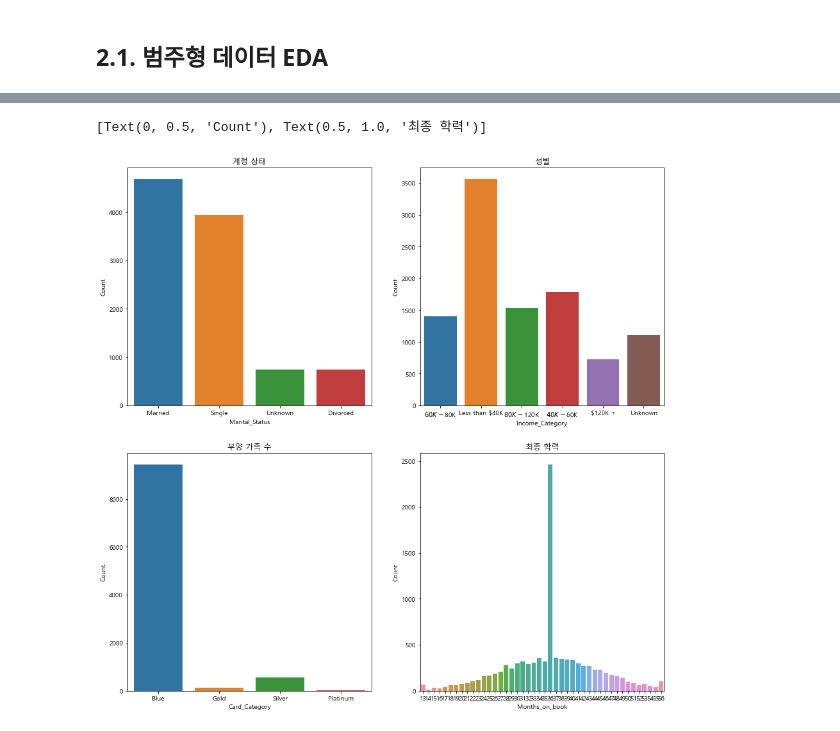
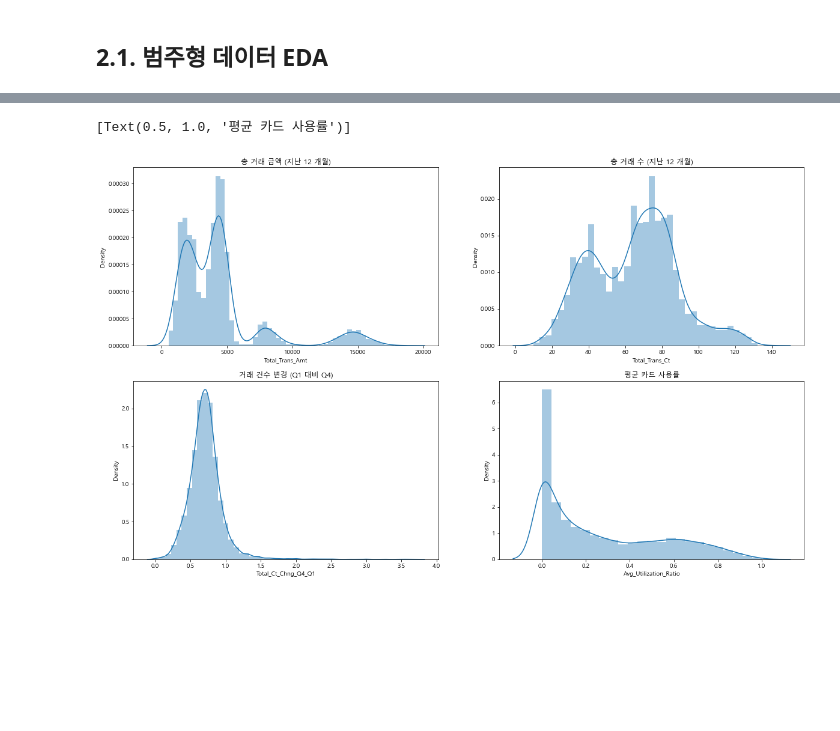
Before and after one commit to Jeong-Bin/DA-PROJECT, a Jupyter notebook: PROJECT_6 신용카드 고객 분석 및 이탈고객 예측.ipynb, the cells around one changed output, grey strips where cells are left out. Saved outputs shown, nothing was run; the diff lists cells and outputs as text; code cells hidden in the pictures; blank space fills up the shorter version.

```diff
--- a/PROJECT_6 신용카드 고객 분석 및 이탈고객 예측.ipynb
+++ b/PROJECT_6 신용카드 고객 분석 및 이탈고객 예측.ipynb
@@ -104,9 +105,3 @@ else :  # Mac인 경우 애플고딕
 
 # 그래프에서 마이너스 기호가 표시되도록 하는 설정
 matplotlib.rcParams['axes.unicode_minus'] = False
-# %%
-fig, ax1 = plt.subplots()
-fig.set_size_inches(12,8)
-
-sns.distplot(df['Customer_Age'], ax=ax1)
-ax1.set(ylabel='Count', title='계정 상태')
@@ -152,0 +183,13 @@ plt.xticks(rotation=30)
+# %%
+figure, ((ax1,ax2), (ax3,ax4)) = plt.subplots(nrows=2, ncols=2)
+figure.set_size_inches(20,12)
+
+sns.distplot(df['Credit_Limit'], ax=ax1)
+sns.distplot(df['Total_Revolving_Bal'], ax=ax2)
+sns.distplot(df['Avg_Open_To_Buy'], ax=ax3)
+sns.distplot(df['Total_Amt_Chng_Q4_Q1'], ax=ax4)
+
+ax1.set(title='신용 카드 신용 한도')
+ax2.set(title='신용 카드의 총 잔액')
+ax3.set(title='신용 한도 구매 가능 금액 (지난 12 개월 평균)')
+ax4.set(title='거래 금액의 변동 (Q1 대비 Q4)')
@@ -153,16 +199,16 @@ plt.xticks(rotation=30)
 # %%
 figure, ((ax1,ax2), (ax3,ax4)) = plt.subplots(nrows=2, ncols=2)
-figure.set_size_inches(15,15)
+figure.set_size_inches(20,12)
 
-sns.countplot(data=df, x='Marital_Status', ax=ax1)
-sns.countplot(data=df, x='Income_Category', ax=ax2)
-sns.countplot(data=df, x='Card_Category', ax=ax3)
-sns.countplot(data=df, x='Months_on_book', ax=ax4)
+sns.distplot(df['Total_Trans_Amt'], ax=ax1)
+sns.distplot(df['Total_Trans_Ct'], ax=ax2)
+sns.distplot(df['Total_Ct_Chng_Q4_Q1'], ax=ax3)
+sns.distplot(df['Avg_Utilization_Ratio'], ax=ax4)
 
-ax1.set(ylabel='Count', title='계정 상태')
-ax2.set(ylabel='Count', title='성별')
-ax3.set(ylabel='Count', title='부양 가족 수')
-ax4.set(ylabel='Count', title='최종 학력')
+ax1.set(title='총 거래 금액 (지난 12 개월)')
+ax2.set(title='총 거래 수 (지난 12 개월)')
+ax3.set(title='거래 건수 변경 (Q1 대비 Q4)')
+ax4.set(title='평균 카드 사용률')
 # %% [output]
-[Text(0, 0.5, 'Count'), Text(0.5, 1.0, '최종 학력')]
+[Text(0.5, 1.0, '평균 카드 사용률')]
-[figure, old version]
+[figure, new version]
```
Also changed, not shown: parts of 9 cells of this notebook.
